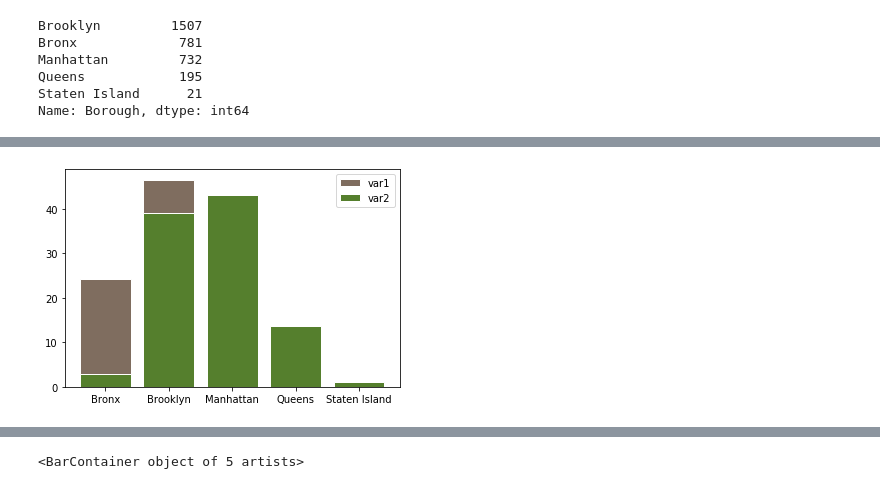
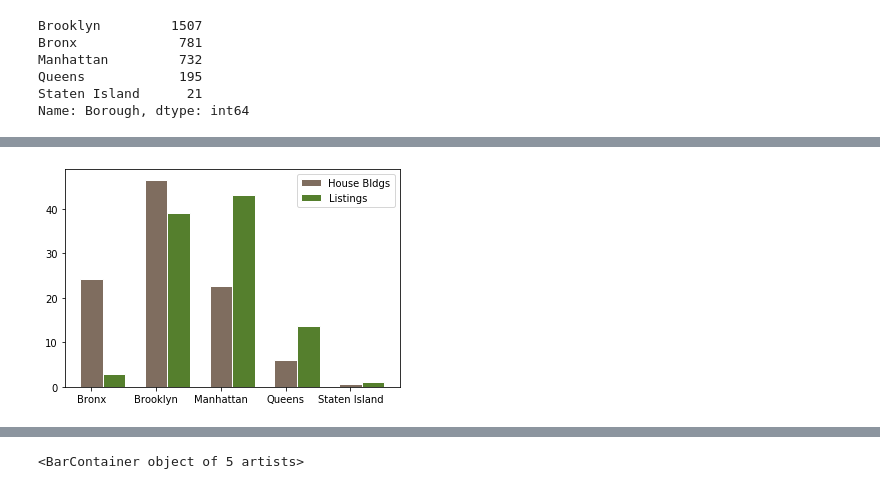
Before and after one commit to hayden4davey/Project1-Group2, a Jupyter notebook: arnold_data_analysis_1.ipynb, the cells around one changed output, grey strips where cells are left out. Cells and saved outputs as stored; diff of their text form; code cells hidden in the pictures.

```diff
--- a/arnold_data_analysis_1.ipynb
+++ b/arnold_data_analysis_1.ipynb
@@ -45,9 +45,18 @@ grp_nyhs_bor = df_nyhs_cl.groupby(['Borough'])
 grp_airb_bor = df_airb.groupby(['Neighbourhood Group'])
 
 df_nyhs_bybor = pd.DataFrame({'Building Count':grp_nyhs_bor['Borough'].count(),
-                             'BCount Pct': (grp_nyhs_bor['Borough'].count()/df_nyhs_cl['Borough'].count()) * 100 })
+                             'BCount Pct': (grp_nyhs_bor['Borough'].count()/df_nyhs_cl['Borough'].count()) * 100,
+                              'Unit Count': grp_nyhs_bor['All Counted Units'].sum(),
+                              'UCount Pct' : (grp_nyhs_bor['All Counted Units'].sum()/df_nyhs_cl['All Counted Units'].sum()) * 100,
+                              'Counted Rental Units': grp_nyhs_bor['Counted Rental Units'].sum(),
+                              'CRUnits Pct' : (grp_nyhs_bor['Counted Rental Units'].sum()/df_nyhs_cl['Counted Rental Units'].sum()) * 100,
+                               'Home Own Units': grp_nyhs_bor['Counted Homeownership Units'].sum(),
+                              'HOUnits Pct' : (grp_nyhs_bor['Counted Homeownership Units'].sum()/df_nyhs_cl['Counted Homeownership Units'].sum()) * 100})
+
 
 
 df_airb_bybor = pd.DataFrame({'Listing Count':grp_airb_bor['Neighbourhood Group'].count(),
                              'LCount Pct' : (grp_airb_bor['Neighbourhood Group'].count()/df_airb['Neighbourhood Group'].count()) * 100 })
+
+df_nyhs_bybor
 # %% [output]
@@ -71,11 +80,20 @@ df_nyhs_bybor
 # %%
 #Show Correlation of House Buildings and Number of AirBnB Listings
-fig, ax = = plt.subplots()
-plt.bar(df_nyhs_bybor.index, df_nyhs_bybor['BCount Pct'], color='#7f6d5f', edgecolor='white', label='var1')
-plt.bar(df_airb_bybor.index, df_airb_bybor['LCount Pct'], color='#557f2d', edgecolor='white', label='var2')
+import numpy as np
+fig, ax =  plt.subplots()
 
-plt.legend()
+ind = np.arange(5)    # the x locations for the groups
+width = 0.35         # the width of the bars
+
+p1 = ax.bar(ind, df_nyhs_bybor['BCount Pct'], width, color='#7f6d5f', edgecolor='white', label='House Bldg Pct')
+p2 = ax.bar(ind + width, df_airb_bybor['LCount Pct'],width, color='#557f2d', edgecolor='white', label='Listing Pct')
+
+#ax.yaxis.set_units(inch)
+ax.autoscale_view()
+ax.legend((p1[0], p2[0]), ('House Bldgs', 'Listings'))
+
+ax.set_xticklabels((0,'Bronx','Brooklyn','Manhattan','Queens','Staten Island'))
 
 plt.show()
 # %% [output]
-[figure, old version]
+[figure, new version]
```
Also changed, not shown: parts of 6 cells of this notebook, 1 other file.
